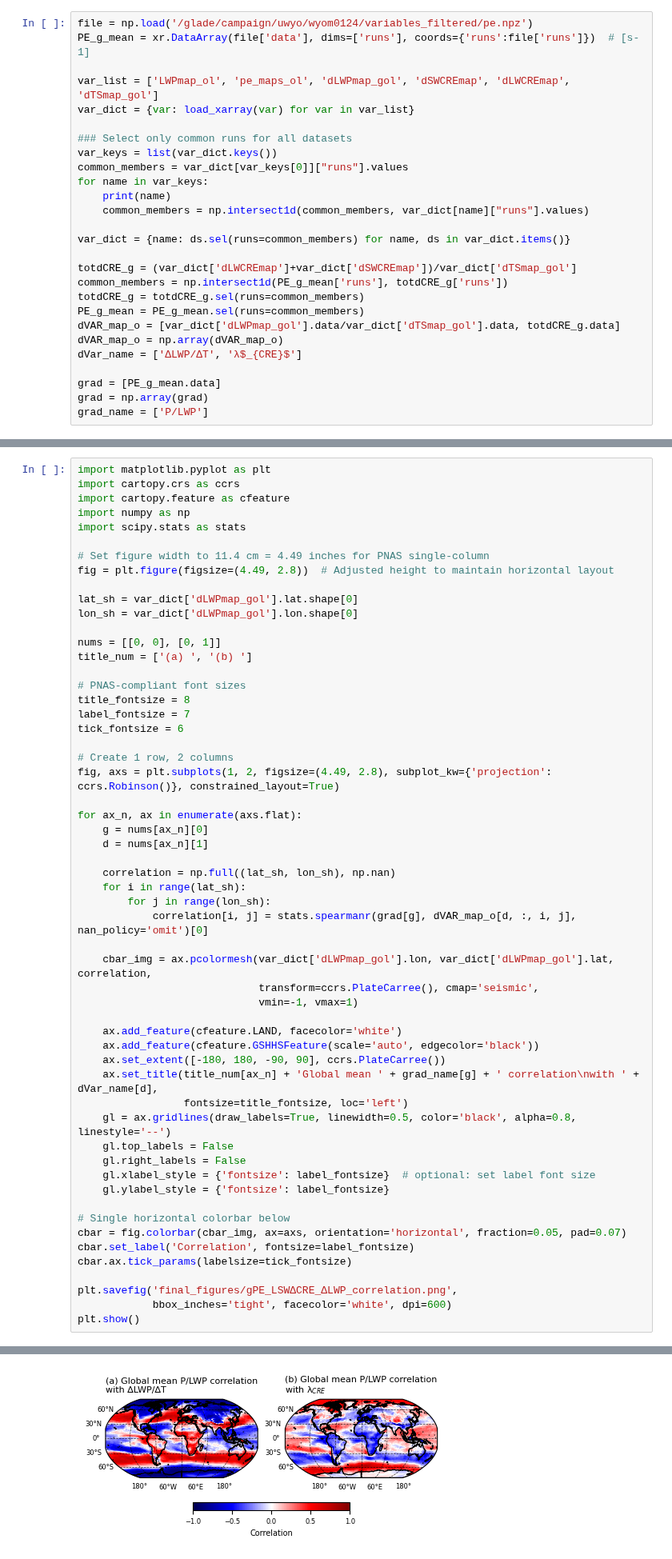
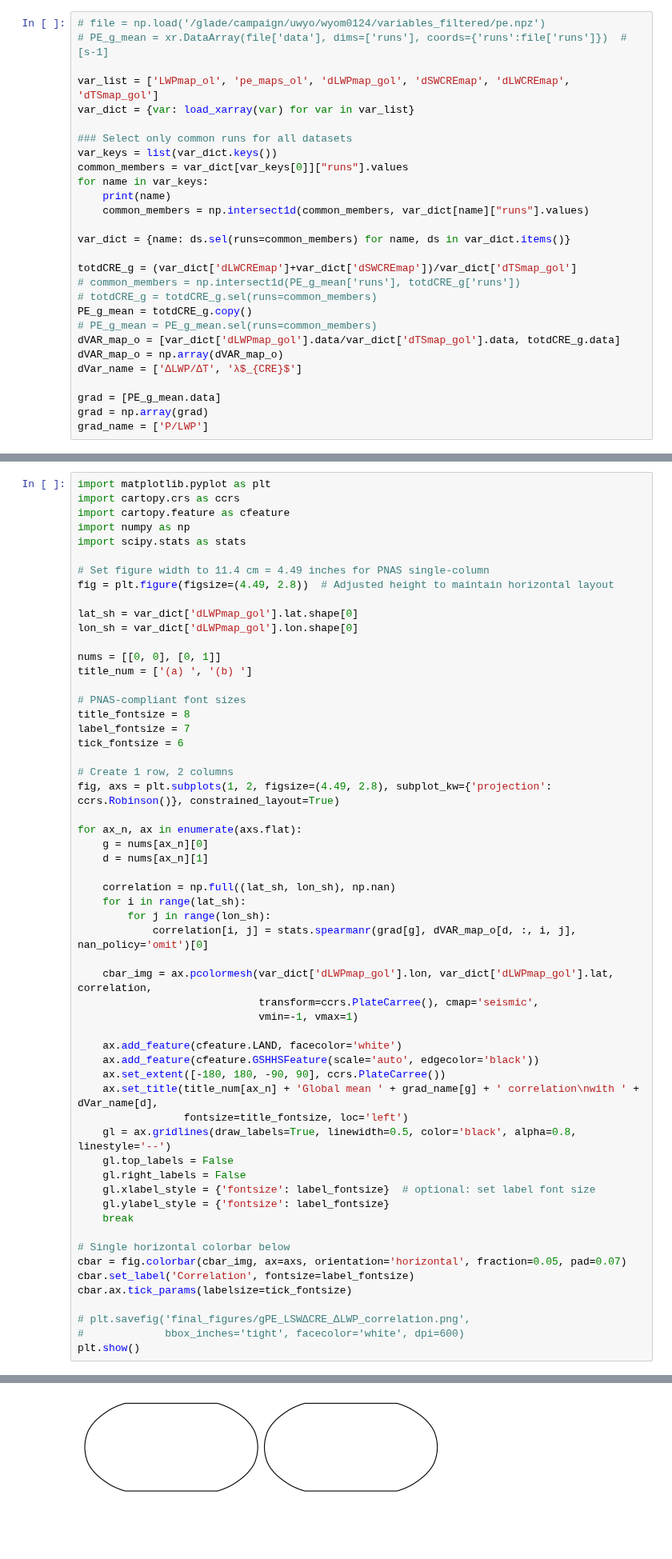
Before and after one commit to wgh-private/globalFB_precipeff, a Jupyter notebook: finalwork.ipynb, the cells around one changed output, grey strips where cells are left out. Shown at 80% size. Drawn from its saved outputs; the diff is of its cells as text; blank space fills up the shorter version.

```diff
--- a/finalwork.ipynb
+++ b/finalwork.ipynb
@@ -297,6 +298,6 @@ plt.show()
 # %%
-file = np.load('/glade/campaign/uwyo/wyom0124/variables_filtered/pe.npz')
-PE_g_mean = xr.DataArray(file['data'], dims=['runs'], coords={'runs':file['runs']})  # [s-1]
+# file = np.load('/glade/campaign/uwyo/wyom0124/variables_filtered/pe.npz')
+# PE_g_mean = xr.DataArray(file['data'], dims=['runs'], coords={'runs':file['runs']})  # [s-1]
 
 var_list = ['LWPmap_ol', 'pe_maps_ol', 'dLWPmap_gol', 'dSWCREmap', 'dLWCREmap', 'dTSmap_gol']
 var_dict = {var: load_xarray(var) for var in var_list}
@@ -311,9 +312,10 @@ for name in var_keys:
 var_dict = {name: ds.sel(runs=common_members) for name, ds in var_dict.items()}
 
 totdCRE_g = (var_dict['dLWCREmap']+var_dict['dSWCREmap'])/var_dict['dTSmap_gol']
-common_members = np.intersect1d(PE_g_mean['runs'], totdCRE_g['runs'])
-totdCRE_g = totdCRE_g.sel(runs=common_members)
-PE_g_mean = PE_g_mean.sel(runs=common_members)
+# common_members = np.intersect1d(PE_g_mean['runs'], totdCRE_g['runs'])
+# totdCRE_g = totdCRE_g.sel(runs=common_members)
+PE_g_mean = totdCRE_g.copy()
+# PE_g_mean = PE_g_mean.sel(runs=common_members)
 dVAR_map_o = [var_dict['dLWPmap_gol'].data/var_dict['dTSmap_gol'].data, totdCRE_g.data]
 dVAR_map_o = np.array(dVAR_map_o)
 dVar_name = ['∆LWP/∆T', 'λ$_{CRE}$']
@@ -375,13 +377,14 @@ for ax_n, ax in enumerate(axs.flat):
     gl.right_labels = False
     gl.xlabel_style = {'fontsize': label_fontsize}  # optional: set label font size
     gl.ylabel_style = {'fontsize': label_fontsize}
+    break
 
 # Single horizontal colorbar below
 cbar = fig.colorbar(cbar_img, ax=axs, orientation='horizontal', fraction=0.05, pad=0.07)
 cbar.set_label('Correlation', fontsize=label_fontsize)
 cbar.ax.tick_params(labelsize=tick_fontsize)
 
-plt.savefig('final_figures/gPE_LSW∆CRE_∆LWP_correlation.png',
-            bbox_inches='tight', facecolor='white', dpi=600)
+# plt.savefig('final_figures/gPE_LSW∆CRE_∆LWP_correlation.png',
+#             bbox_inches='tight', facecolor='white', dpi=600)
 plt.show()
 # %% [output]
@@ -389,4 +393,4 @@ plt.show()
-[figure, old version]
+[figure, new version]
 # %% [markdown]
 # Figure S2
 # %%
```
Also changed, not shown: parts of 7 cells of this notebook.
